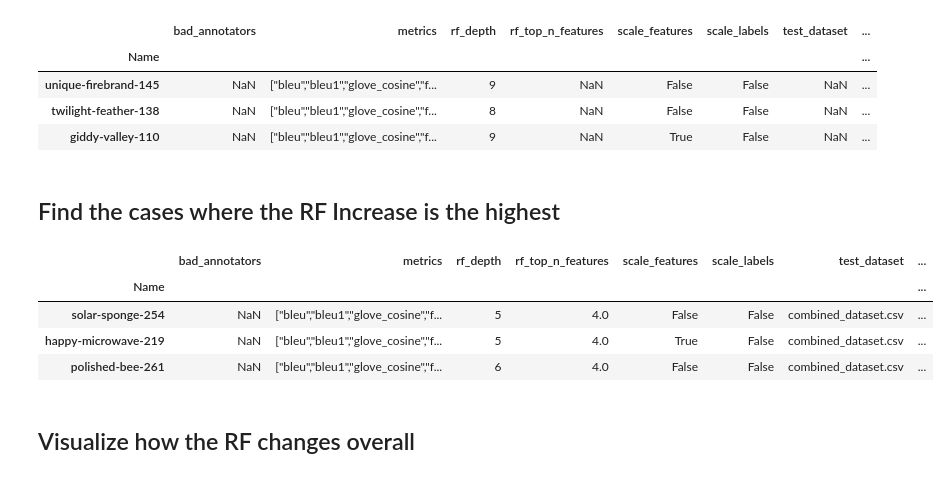
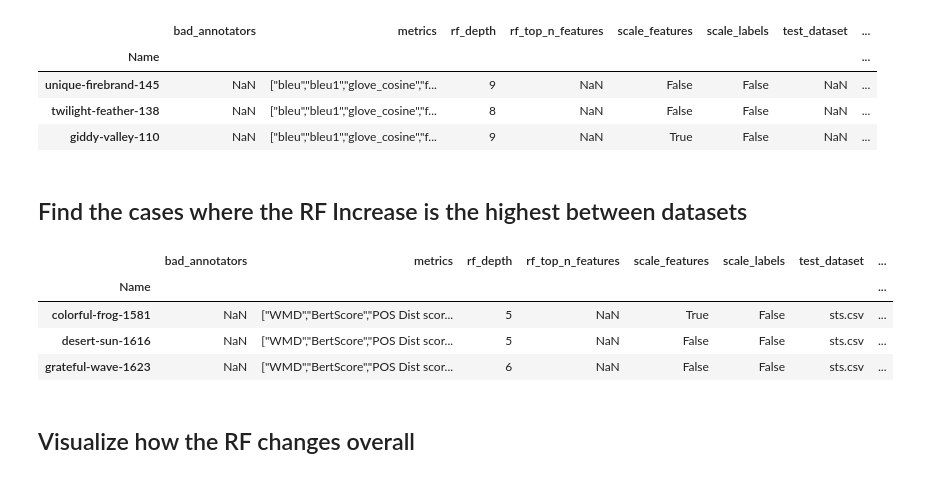
Before and after one commit to Hernanros/SOTA, a Jupyter notebook: notebooks/exploration/[AC][SS]EDA_on_wandb_sweep.ipynb, the cells around one changed output. Drawn from its saved outputs; the diff is of its cells as text; code cells hidden in the pictures.

```diff
--- a/notebooks/exploration/[AC][SS]EDA_on_wandb_sweep.ipynb
+++ b/notebooks/exploration/[AC][SS]EDA_on_wandb_sweep.ipynb
@@ -80,26 +79,26 @@ display(df[(df['train_dataset'] == train_dataset) & (df['test_dataset'].isnull()
 | twilight-feather-138 | NaN | ["bleu","bleu1","glove_cosine","f... | 8 | NaN | False | False | NaN | ... |
 | giddy-valley-110 | NaN | ["bleu","bleu1","glove_cosine","f... | 9 | NaN | True | False | NaN | ... |
 # %% [markdown]
-## Find the cases where the RF Increase is the highest
+## Find the cases where the RF Increase is the highest between datasets
 # %%
-df = df_all_metrics
+df = df_top4_metrics
 
-train_dataset = path_sts
-test_dataset = path_combined
+train_dataset = path_combined
+test_dataset = path_sts
 filtered = False
 
 if filtered:
     display(df[(df['train_dataset'] == train_dataset) & (df['test_dataset'] == test_dataset) & (~df['bad_annotators'].isnull())] \
     .sort_values(by="RF Increase",ascending=False)[:3])
 else:
     display(df[(df['train_dataset'] == train_dataset) & (df['test_dataset'] == test_dataset) & (df['bad_annotators'].isnull())] \
     .sort_values(by="RF Increase",ascending=False)[:3])
 # %% [output]
 |  | bad_annotators | metrics | rf_depth | rf_top_n_features | scale_features | scale_labels | test_dataset | ... |
 | Name |  |  |  |  |  |  |  | ... |
-| solar-sponge-254 | NaN | ["bleu","bleu1","glove_cosine","f... | 5 | 4.0 | False | False | combined_dataset.csv | ... |
-| happy-microwave-219 | NaN | ["bleu","bleu1","glove_cosine","f... | 5 | 4.0 | True | False | combined_dataset.csv | ... |
-| polished-bee-261 | NaN | ["bleu","bleu1","glove_cosine","f... | 6 | 4.0 | False | False | combined_dataset.csv | ... |
+| colorful-frog-1581 | NaN | ["WMD","BertScore","POS Dist scor... | 5 | NaN | True | False | sts.csv | ... |
+| desert-sun-1616 | NaN | ["WMD","BertScore","POS Dist scor... | 5 | NaN | False | False | sts.csv | ... |
+| grateful-wave-1623 | NaN | ["WMD","BertScore","POS Dist scor... | 6 | NaN | False | False | sts.csv | ... |
 # %% [markdown]
 ## Visualize how the RF changes overall
 # %%
```
Also changed, not shown: parts of 23 cells of this notebook, 1 other file.
